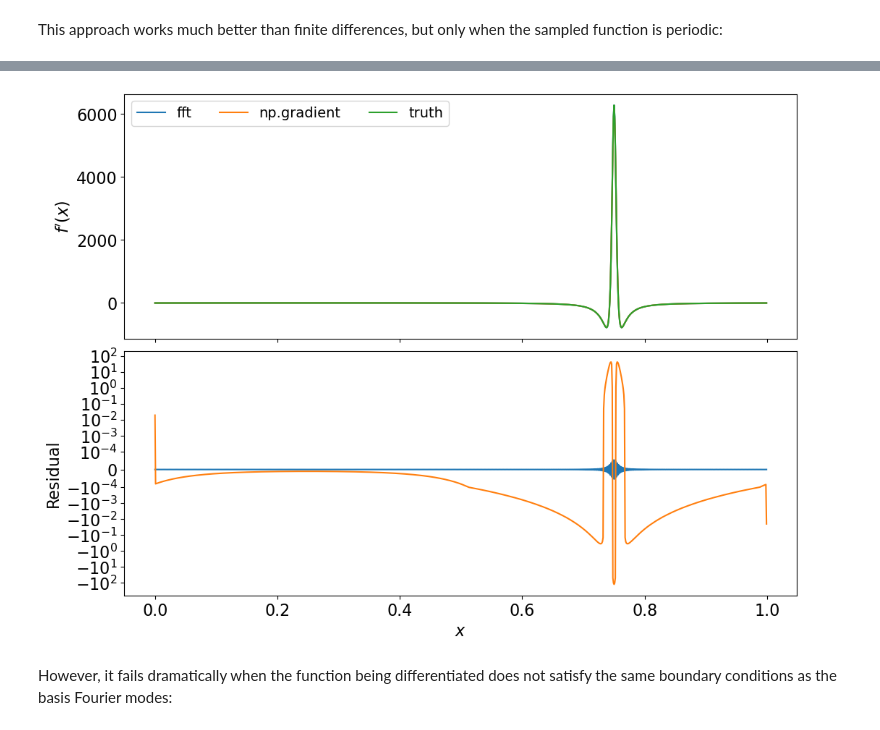
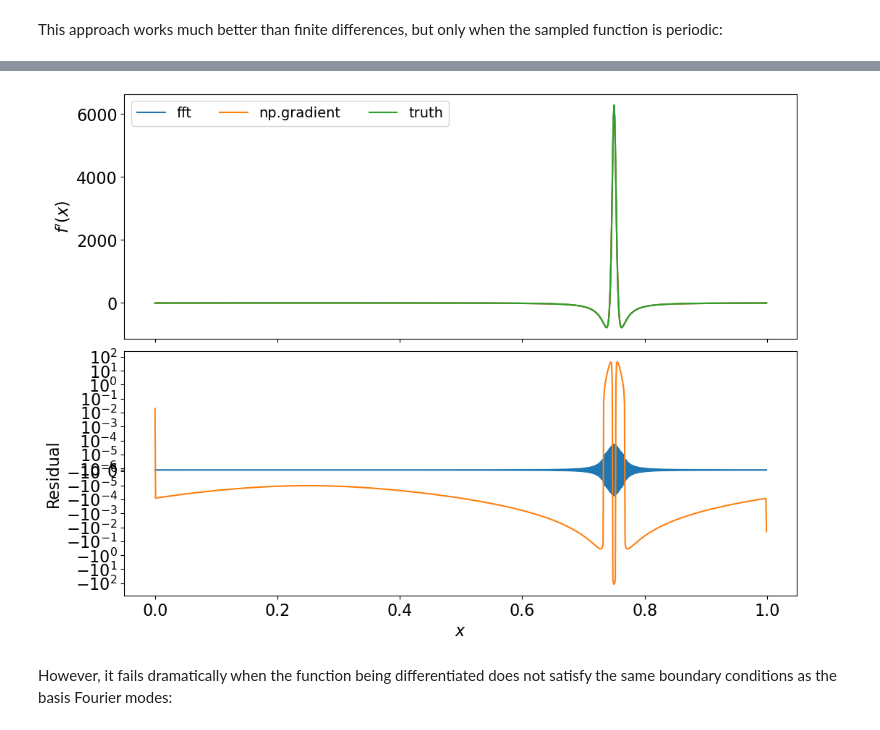
Before and after one commit to CITA/CTA200H, a Jupyter notebook: lecture_4_numerical_python/3_differentiation.ipynb, the cells around one changed output, grey strips where cells are left out. Cells and saved outputs as stored; diff of their text form; code cells hidden in the pictures.

```diff
--- a/lecture_4_numerical_python/3_differentiation.ipynb
+++ b/lecture_4_numerical_python/3_differentiation.ipynb
@@ -171,23 +173,23 @@ This spectral approach even works for stiff functions that finite differences st
 # %%
 # a stiffer example:
 ff = np.cos(2*np.pi*xx)/(1. + 0.999*np.sin(2*np.pi*xx))
 dfdx =-2*np.pi*np.sin(2*np.pi*xx)/(1. + 0.999*np.sin(2*np.pi*xx)) \
       -np.cos(2*np.pi*xx)/(1. + 0.999*np.sin(2*np.pi*xx))**2*2*np.pi*0.999*np.cos(2*np.pi*xx)
 
 f,ax = plt.subplots(2,1,figsize=(12,9),sharex=True)
 ax[0].plot(xx,dfft(ff,xx),label='fft')
 ax[0].plot(xx,np.gradient(ff,xx),label='np.gradient')
 ax[0].plot(xx,dfdx,label='truth')
 ax[1].plot(xx,dfft(ff,xx)-dfdx)
 ax[1].plot(xx,np.gradient(ff,xx)-dfdx)
 ax[1].set_xlabel('$x$')
 ax[0].set_ylabel("$f'(x)$")
 ax[1].set_ylabel('Residual')
-ax[1].set_yscale('symlog',linthresh=1e-4)
+ax[1].set_yscale('symlog',linthresh=1e-5)
 ax[0].legend(ncol=3,fontsize=14)
 plt.subplots_adjust(hspace=0.05)
 # %% [output]
-[figure, old version]
+[figure, new version]
 # %% [markdown]
 However, it fails dramatically when the function being differentiated does not satisfy the same boundary conditions as the basis Fourier modes:
 # %%
```
Also changed, not shown: parts of 6 cells of this notebook, 4 other files.
